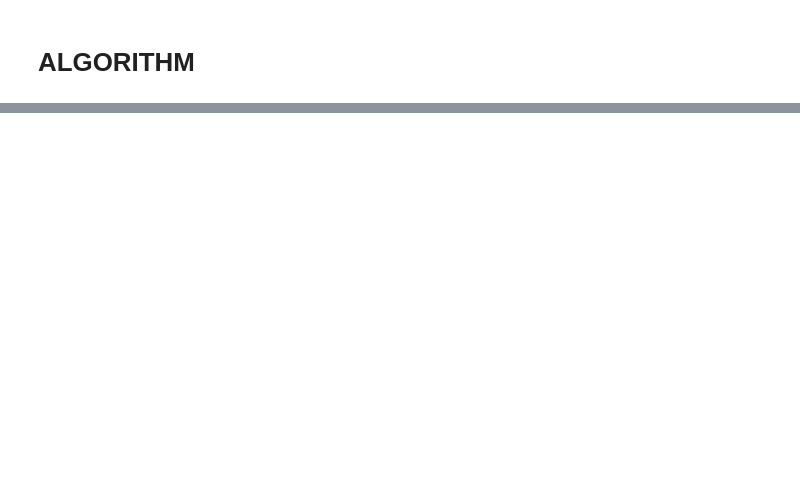
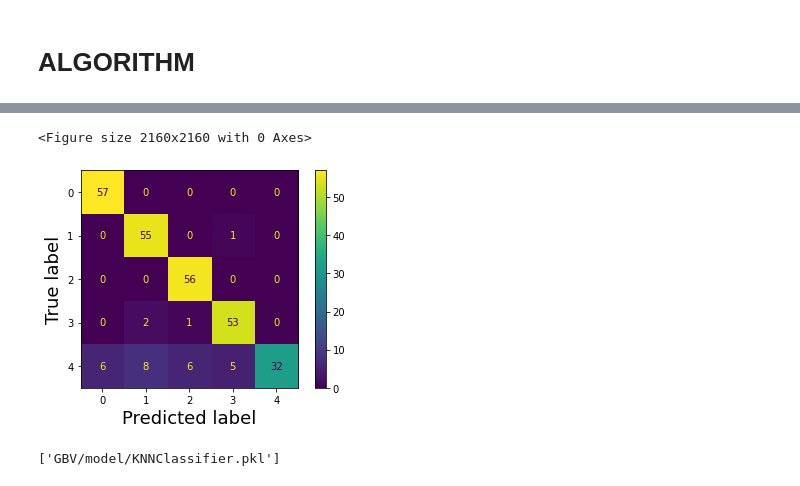
Before and after one commit to MartinMsuya/Gender-Based-Violence-Tweet, a Jupyter notebook: notebooks/GBV final Notebook.ipynb, the cells around one changed output, grey strips where cells are left out. Cells and saved outputs as stored; diff of their text form; code cells hidden in the pictures; blank space fills up the shorter version.

```diff
--- a/notebooks/GBV final Notebook.ipynb
+++ b/notebooks/GBV final Notebook.ipynb
@@ -178,5 +177,7 @@ from imblearn.under_sampling import RandomUnderSampler
 from sklearn.model_selection import train_test_split
 
 target = train['type']
+rus = RandomUnderSampler()
+x_rus, y_rus = rus.fit_resample(vector, target)
 
-X_train, X_test, y_train, y_test = train_test_split(vector, target, test_size=0.30, random_state=100, stratify = target)
+x_train_rus, x_test, y_train_rus, y_test = train_test_split(x_rus, y_rus, test_size=0.30, random_state=100, stratify = y_rus)
@@ -290,0 +202,11 @@ joblib.dump(l_Classifier, 'GBV/model/LGBMClassifier.pkl')
+# %%
+#x_train_rus, x_test, y_train_rus, y_test
+from sklearn import metrics
+#Fitting K-NN classifier to the training set
+from sklearn.neighbors import KNeighborsClassifier
+classifier= KNeighborsClassifier(n_neighbors=5, metric='minkowski', p=2 )
+classifier.fit(x_train_rus, y_train_rus)
+pred=classifier.predict(x_test)
+# Calculating the f1 score
+f1_score= metrics.f1_score(y_test,pred,average='macro')
+f1_score
@@ -290,0 +230,24 @@ joblib.dump(l_Classifier, 'GBV/model/LGBMClassifier.pkl')
+# %%
+from sklearn.metrics import confusion_matrix, ConfusionMatrixDisplay
+plt.figure(figsize=(30,30))
+#Compute confusion matrix to evaluate the accuray of a classification
+confusion_table = confusion_matrix(y_test,pred)
+
+#Confusion matrix visualization
+cm_display = ConfusionMatrixDisplay(confusion_matrix=confusion_table, display_labels=[0,1,2,3,4])
+
+#create the plot
+cm_display.plot()
+
+#display the plot
+plt.show()
+# %% [output]
+<Figure size 2160x2160 with 0 Axes>
+[figure, added]
+# %%
+# how to save the model into the folder
+import joblib
+
+joblib.dump(classifier, 'GBV/model/KNNClassifier.pkl')
+# %% [output]
+['GBV/model/KNNClassifier.pkl']
```
Also changed, not shown: parts of 16 cells of this notebook, 5 other files.
